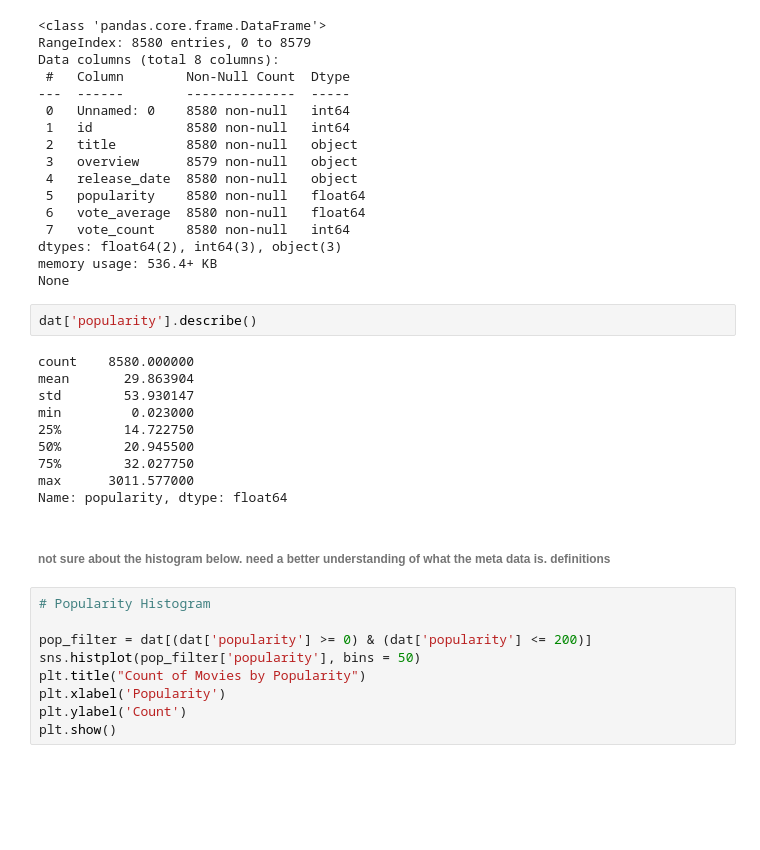
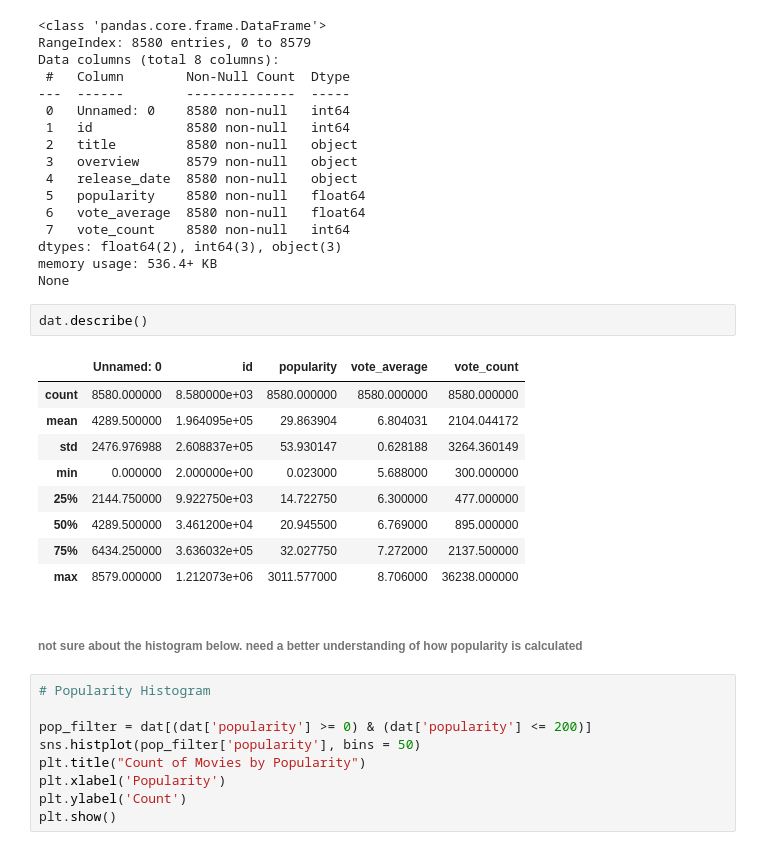
Before and after one commit to ndcarlos/top-movies, a Jupyter notebook: top-movies.202410.ipynb, the cells around one changed output. Drawn from its saved outputs; the diff is of its cells as text; blank space fills up the shorter version.

```diff
--- a/top-movies.202410.ipynb
+++ b/top-movies.202410.ipynb
@@ -45,19 +45,19 @@ dtypes: float64(2), int64(3), object(3)
 memory usage: 536.4+ KB
 None
 # %%
-dat['popularity'].describe()
+dat.describe()
 # %% [output]
-count    8580.000000
-mean       29.863904
-std        53.930147
-min         0.023000
-25%        14.722750
-50%        20.945500
-75%        32.027750
-max      3011.577000
-Name: popularity, dtype: float64
+|  | Unnamed: 0 | id | popularity | vote_average | vote_count |
+| count | 8580.000000 | 8.580000e+03 | 8580.000000 | 8580.000000 | 8580.000000 |
+| mean | 4289.500000 | 1.964095e+05 | 29.863904 | 6.804031 | 2104.044172 |
+| std | 2476.976988 | 2.608837e+05 | 53.930147 | 0.628188 | 3264.360149 |
+| min | 0.000000 | 2.000000e+00 | 0.023000 | 5.688000 | 300.000000 |
+| 25% | 2144.750000 | 9.922750e+03 | 14.722750 | 6.300000 | 477.000000 |
+| 50% | 4289.500000 | 3.461200e+04 | 20.945500 | 6.769000 | 895.000000 |
+| 75% | 6434.250000 | 3.636032e+05 | 32.027750 | 7.272000 | 2137.500000 |
+| max | 8579.000000 | 1.212073e+06 | 3011.577000 | 8.706000 | 36238.000000 |
 # %% [markdown]
-###### not sure about the histogram below. need a better understanding of what the meta data is. definitions
+###### not sure about the histogram below. need a better understanding of how popularity is calculated
 # %%
 # Popularity Histogram
 
```
Also changed, not shown: parts of 13 cells of this notebook.
